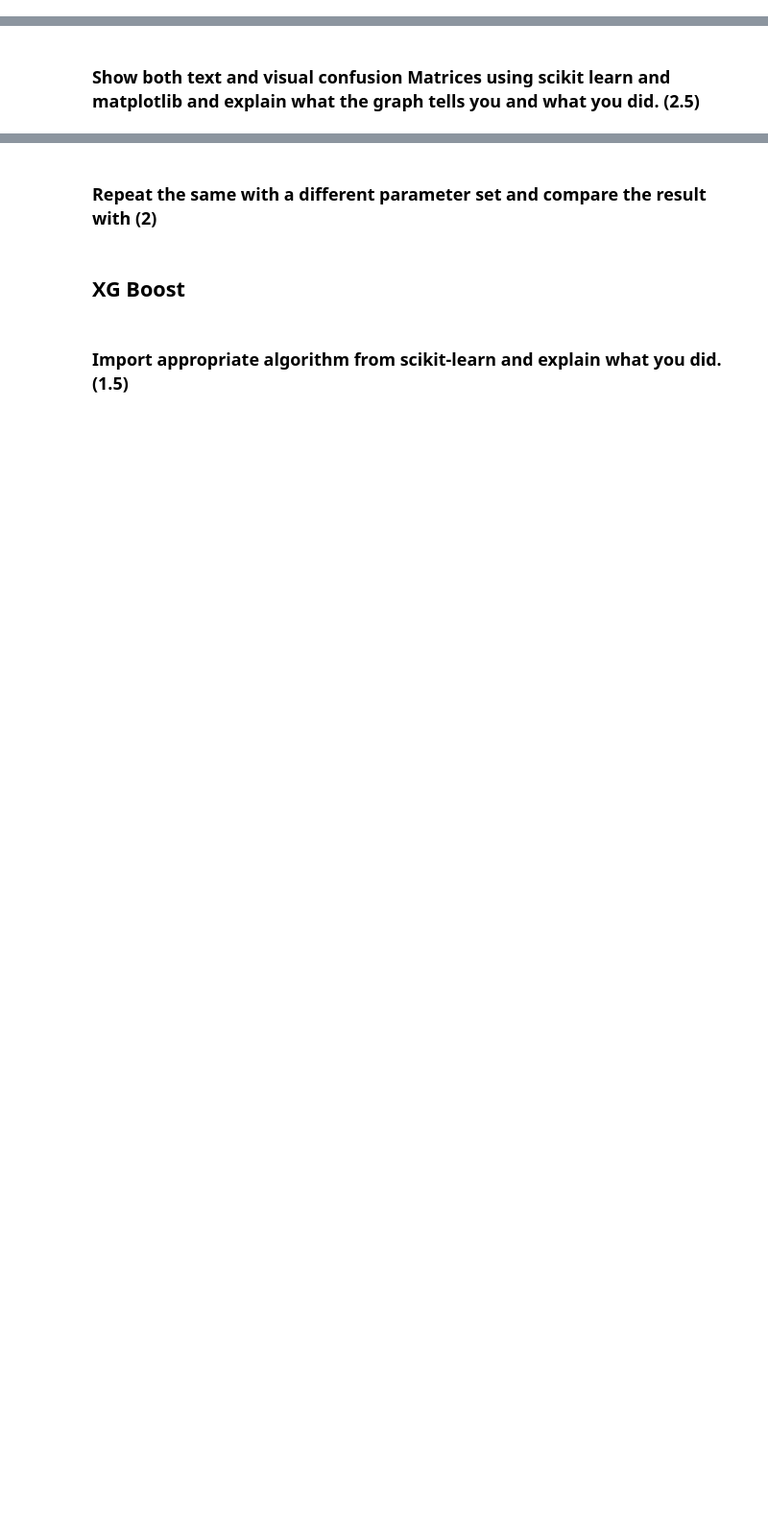
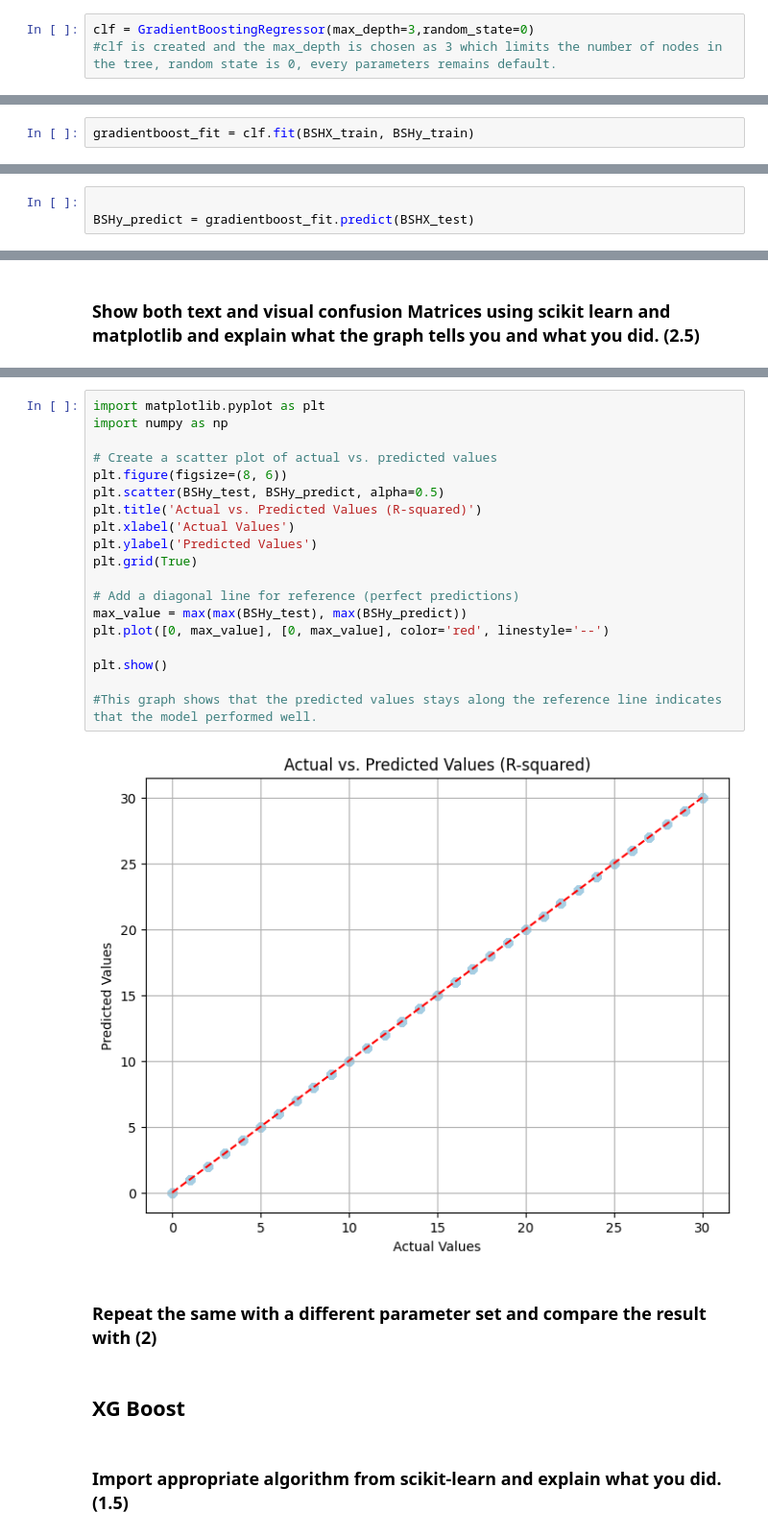
Before and after one commit to GeorgetownAnlytics/Wine-Quality-Prediction, a Jupyter notebook: Assignment1/Assignment 1_Group8.ipynb, the cells around one changed output, grey strips where cells are left out. Shown: that part at 96% size. Drawn from its saved outputs; the diff is of its cells as text; blank space fills up the shorter version.

```diff
--- a/Assignment1/Assignment 1_Group8.ipynb
+++ b/Assignment1/Assignment 1_Group8.ipynb
@@ -416,8 +432,16 @@ OSIy_pred = bagging_fit.predict(OSIX_test)
 # %% [markdown]
 ### Create the appropriate classifier and describe what the syntax represents and what parameters you choose (1.5)
+# %%
+clf = GradientBoostingRegressor(max_depth=3,random_state=0)
+#clf is created and the max_depth is chosen as 3 which limits the number of nodes in the tree, random state is 0, every parameters remains default.
 # %% [markdown]
 ### Train classifier on train data and explain what you did. (1.5)
+# %%
+gradientboost_fit = clf.fit(BSHX_train, BSHy_train)
 # %% [markdown]
 ### Test/fit classifier test data and explain what you did. (1.5)
+# %%
+
+BSHy_predict = gradientboost_fit.predict(BSHX_test)
 # %% [markdown]
 ### Calculate accuracy and explain what you did. (1.5)
@@ -426,3 +474,24 @@ OSIy_pred = bagging_fit.predict(OSIX_test)
+# %%
+import matplotlib.pyplot as plt
+import numpy as np
+
+# Create a scatter plot of actual vs. predicted values
+plt.figure(figsize=(8, 6))
+plt.scatter(BSHy_test, BSHy_predict, alpha=0.5)
+plt.title('Actual vs. Predicted Values (R-squared)')
+plt.xlabel('Actual Values')
+plt.ylabel('Predicted Values')
+plt.grid(True)
+
+# Add a diagonal line for reference (perfect predictions)
+max_value = max(max(BSHy_test), max(BSHy_predict))
+plt.plot([0, max_value], [0, max_value], color='red', linestyle='--')
+
+plt.show()
+
+#This graph shows that the predicted values stays along the reference line indicates that the model performed well.
+# %% [output]
+[figure, added]
 # %% [markdown]
 ### Repeat the same with a different parameter set and compare the result with (2)
 # %% [markdown]
```
Also changed, not shown: parts of 16 cells of this notebook.
